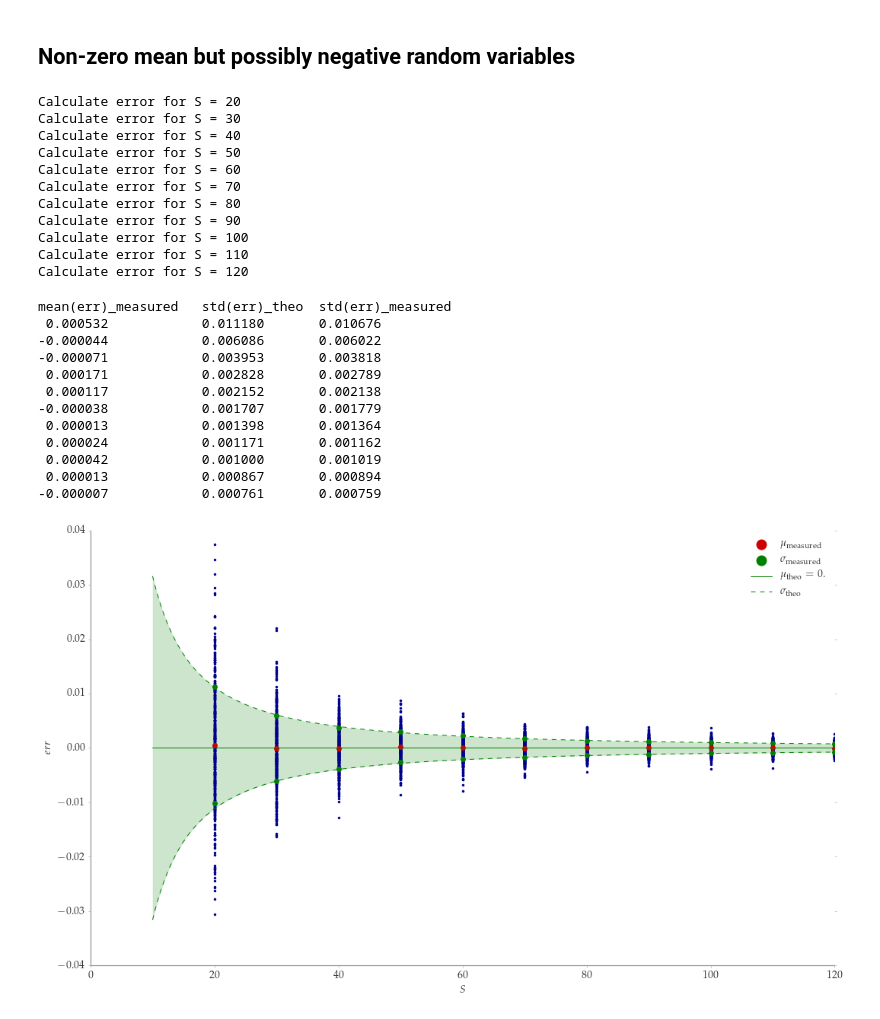
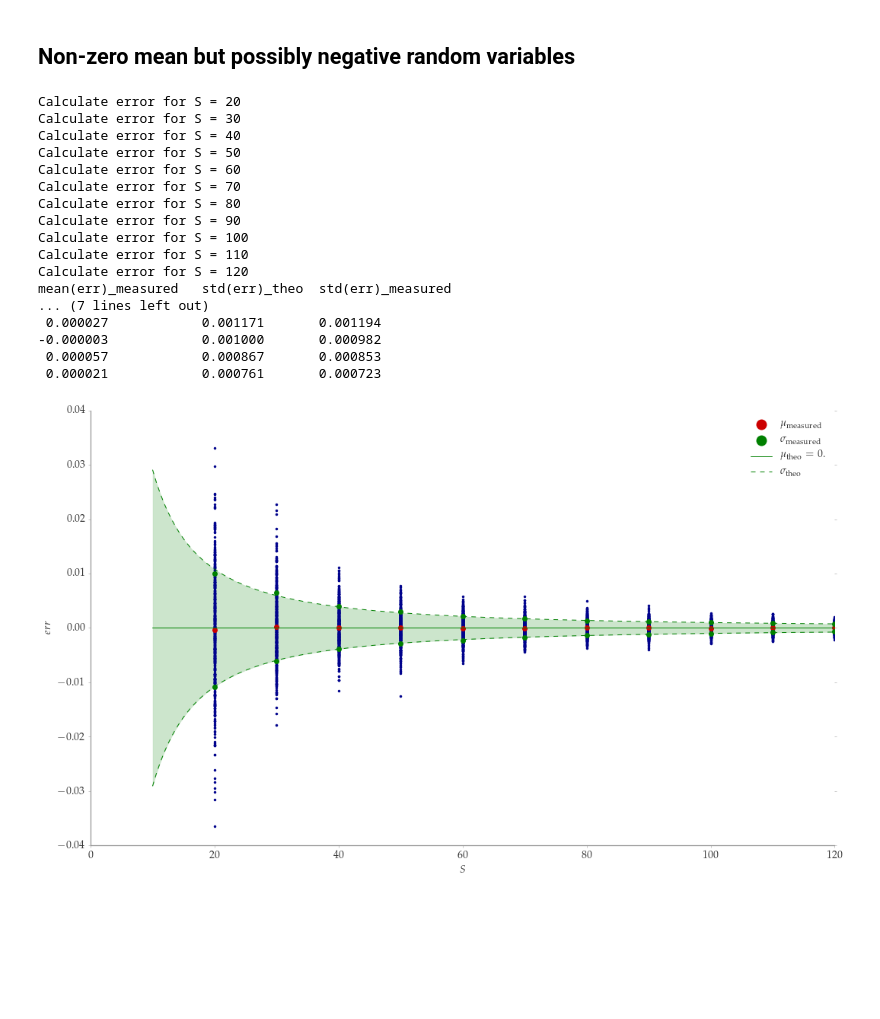
Before and after one commit to frschu/universal_resilience, a Jupyter notebook: error_GLV.ipynb, the cells around one changed output. Saved outputs shown, nothing was run; the diff lists cells and outputs as text; code cells hidden in the pictures; blank space fills up the shorter version.

```diff
--- a/error_GLV.ipynb
+++ b/error_GLV.ipynb
@@ -168,89 +199,51 @@ style.fixticks(fig)
 # %% [markdown]
 ## Non-zero mean but possibly negative random variables
 # %%
+# Choose network sizes to be sampled from
 S_min = 20
 S_max = 120
 S_step = 10
 Ss = np.arange(S_min, S_max + S_step, S_step)
 
-S_c = np.linspace(10, S_max, 200)
+# Number of samples
+n_samples = 500
 
-n_samples = 500
+# Moments of distribution
 mu      = 1.
 sigma   = 1.
+mu_3    = 0. * sigma**3
+mu_4    = 3. * sigma**4
 
+# Sample and calculate error
 errs = np.zeros((len(Ss), n_samples))
 for k, S in enumerate(Ss):
     print("Calculate error for S = %d"%S)
     for i in range(n_samples):
         # Sample A
         A = np.random.normal(loc=mu, scale=sigma, size=(S, S))
 
         # Calculate err
         num = np.einsum('ij, kl ->', A, A)
         den = S * np.einsum('ij, jk -> ', A, A)
         errs[k, i] = 1. - num / den
+
+results(errs, Ss, mu, sigma, mu_3, mu_4)
 # %% [output]
 Calculate error for S = 20
 Calculate error for S = 30
 Calculate error for S = 40
 Calculate error for S = 50
 Calculate error for S = 60
 Calculate error for S = 70
 Calculate error for S = 80
 Calculate error for S = 90
 Calculate error for S = 100
 Calculate error for S = 110
 Calculate error for S = 120
+mean(err)_measured   std(err)_theo  std(err)_measured
+... (7 lines left out)
+ 0.000027            0.001171       0.001194
+-0.000003            0.001000       0.000982
+ 0.000057            0.000867       0.000853
+ 0.000021            0.000761       0.000723
+[figure, added]
-# %%
-# Calculate measured and empirical means
-means, stds = np.mean(errs, axis=1), np.std(errs, axis=1)
-
-mean_theo = lambda S: 0. * S
-std_theo = lambda S:  np.sqrt(+ 1. / (S**3 * (mu / sigma)**4))
-
-print("mean(err)_measured   std(err)_theo  std(err)_measured")
-for mean, S , std in zip(means, Ss, stds):
-    if mean < 0:
-        print("%.6f            %.6f       %.6f"%(mean, std_theo(S), std))
-    else:
-        print(" %.6f            %.6f       %.6f"%(mean, std_theo(S), std))
-# %% [output]
-mean(err)_measured   std(err)_theo  std(err)_measured
- 0.000532            0.011180       0.010676
--0.000044            0.006086       0.006022
--0.000071            0.003953       0.003818
- 0.000171            0.002828       0.002789
- 0.000117            0.002152       0.002138
--0.000038            0.001707       0.001779
- 0.000013            0.001398       0.001364
- 0.000024            0.001171       0.001162
- 0.000042            0.001000       0.001019
- 0.000013            0.000867       0.000894
--0.000007            0.000761       0.000759
-# %%
-# Plotting
-fig = plt.figure(figsize=(15, 9))
-ax = style.add_subplot(fig, n_rows_cols=(1, 1), index_row_col=(0, 0), rowspan=1, colspan=1)
-
-for k, S in enumerate(Ss):
-    ax.plot([S]*n_samples, errs[k], '.', color=colors[0])
-
-# Empirical means and std devs
-ax.plot(Ss, means, 'o', color=colors[1], label=r"$\mu_\mathrm{measured}$")
-ax.plot(Ss, means + stds, 'o', color=colors[2], label=r"$\sigma_\mathrm{measured}$")
-ax.plot(Ss, means - stds, 'o', color=colors[2])
-
-# Theoretical means and std devs
-ax.plot(S_c, mean_theo(S_c), '-', color=colors[2], label=r"$\mu_\mathrm{theo} = 0.$")
-ax.plot(S_c, mean_theo(S_c) + std_theo(S_c), '--', color=colors[2], label=r"$\sigma_\mathrm{theo}$")
-ax.plot(S_c, mean_theo(S_c) - std_theo(S_c), '--', color=colors[2])
-ax.fill_between(S_c, mean_theo(S_c) + std_theo(S_c), mean_theo(S_c) - std_theo(S_c), color=colors[2], alpha=0.2)
-
-ax.set_xlabel("$S$")
-ax.set_ylabel("$err$")
-ax.set_xlim(0, S_max)
-ax.legend(loc='best')
-style.fixticks(fig)
-# %% [output]
-[figure, removed]
```
Also changed, not shown: parts of 11 cells of this notebook, 1 other file.
